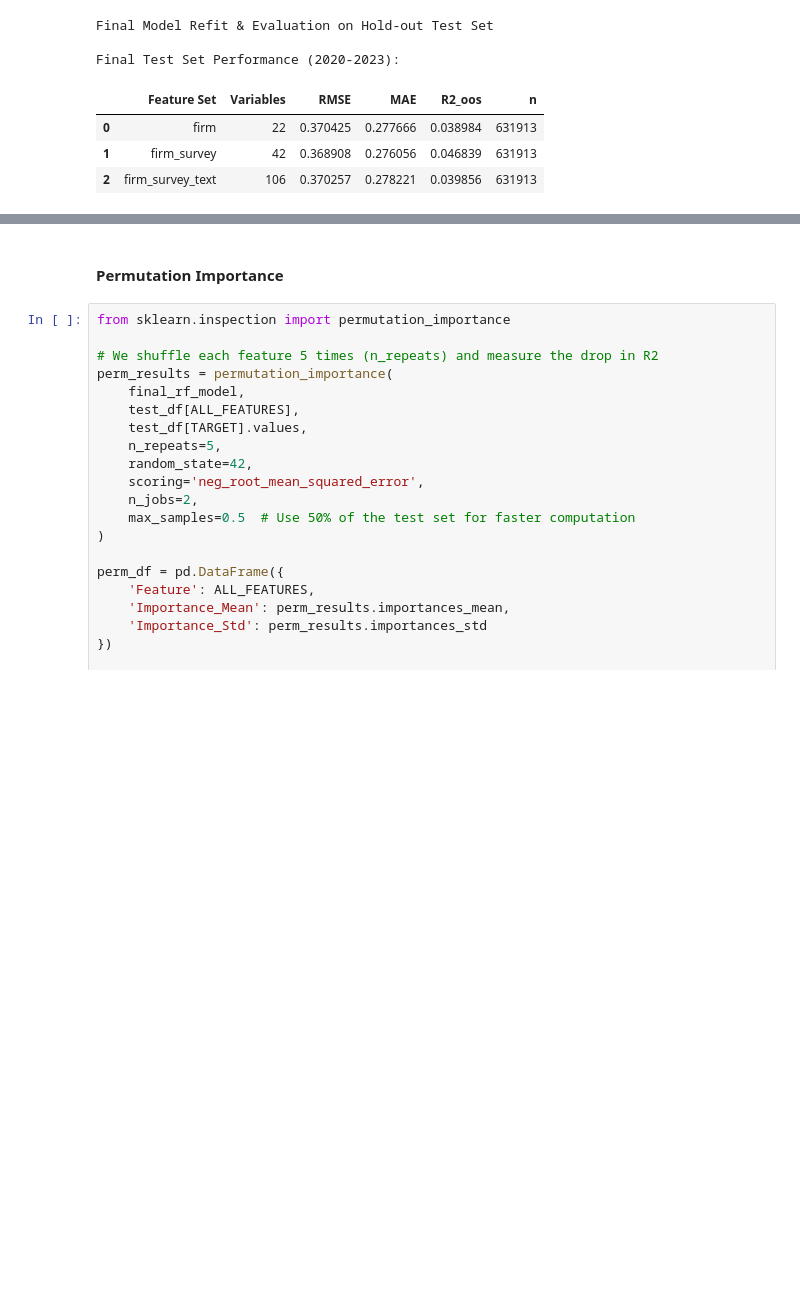
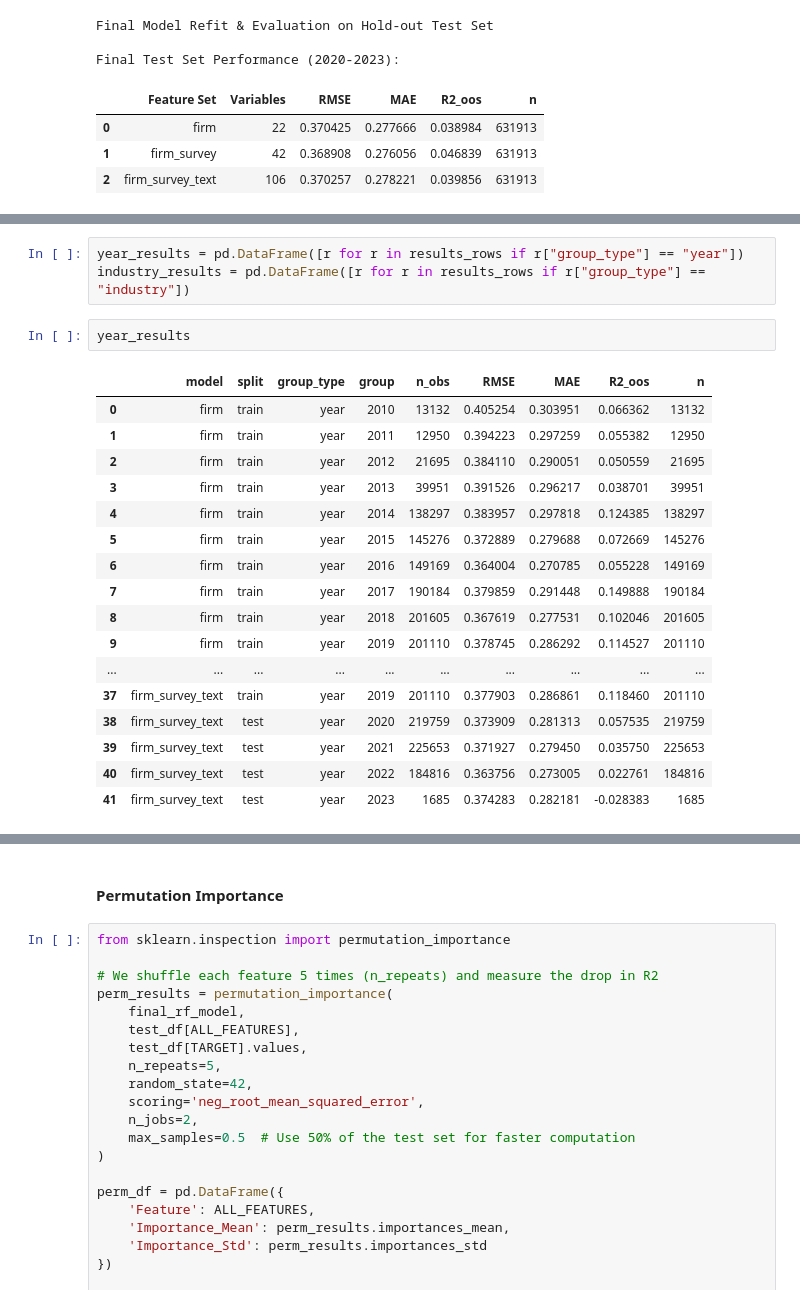
Before and after one commit to NhiPK/MLforEcon, a Jupyter notebook: model/random_forest.ipynb, the cells around one changed output, grey strips where cells are left out. Drawn from its saved outputs; the diff is of its cells as text; blank space fills up the shorter version.

Commit message:
upload code and compressed models

```diff
--- a/model/random_forest.ipynb
+++ b/model/random_forest.ipynb
@@ -1026,0 +1158,23 @@ Final Test Set Performance (2020-2023):
+# %%
+year_results = pd.DataFrame([r for r in results_rows if r["group_type"] == "year"])
+industry_results = pd.DataFrame([r for r in results_rows if r["group_type"] == "industry"])
+# %%
+year_results
+# %% [output]
+|  | model | split | group_type | group | n_obs | RMSE | MAE | R2_oos | n |
+| 0 | firm | train | year | 2010 | 13132 | 0.405254 | 0.303951 | 0.066362 | 13132 |
+| 1 | firm | train | year | 2011 | 12950 | 0.394223 | 0.297259 | 0.055382 | 12950 |
+| 2 | firm | train | year | 2012 | 21695 | 0.384110 | 0.290051 | 0.050559 | 21695 |
+| 3 | firm | train | year | 2013 | 39951 | 0.391526 | 0.296217 | 0.038701 | 39951 |
+| 4 | firm | train | year | 2014 | 138297 | 0.383957 | 0.297818 | 0.124385 | 138297 |
+| 5 | firm | train | year | 2015 | 145276 | 0.372889 | 0.279688 | 0.072669 | 145276 |
+| 6 | firm | train | year | 2016 | 149169 | 0.364004 | 0.270785 | 0.055228 | 149169 |
+| 7 | firm | train | year | 2017 | 190184 | 0.379859 | 0.291448 | 0.149888 | 190184 |
+| 8 | firm | train | year | 2018 | 201605 | 0.367619 | 0.277531 | 0.102046 | 201605 |
+| 9 | firm | train | year | 2019 | 201110 | 0.378745 | 0.286292 | 0.114527 | 201110 |
+| ... | ... | ... | ... | ... | ... | ... | ... | ... | ... |
+| 37 | firm_survey_text | train | year | 2019 | 201110 | 0.377903 | 0.286861 | 0.118460 | 201110 |
+| 38 | firm_survey_text | test | year | 2020 | 219759 | 0.373909 | 0.281313 | 0.057535 | 219759 |
+| 39 | firm_survey_text | test | year | 2021 | 225653 | 0.371927 | 0.279450 | 0.035750 | 225653 |
+| 40 | firm_survey_text | test | year | 2022 | 184816 | 0.363756 | 0.273005 | 0.022761 | 184816 |
+| 41 | firm_survey_text | test | year | 2023 | 1685 | 0.374283 | 0.282181 | -0.028383 | 1685 |
```
Also changed, not shown: parts of 4 cells of this notebook, 4 other files.
